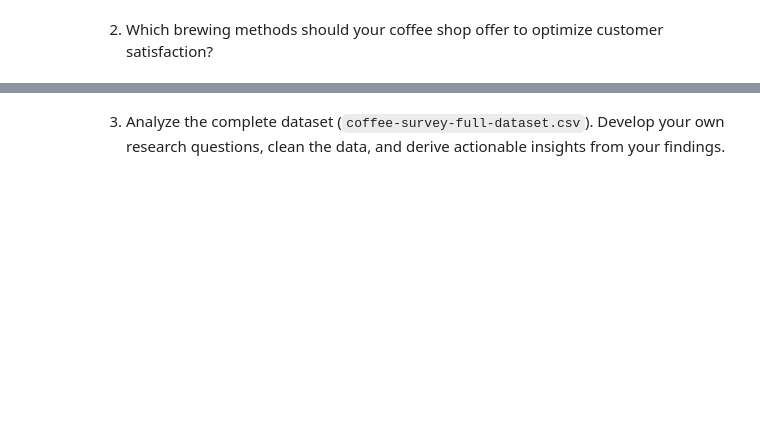
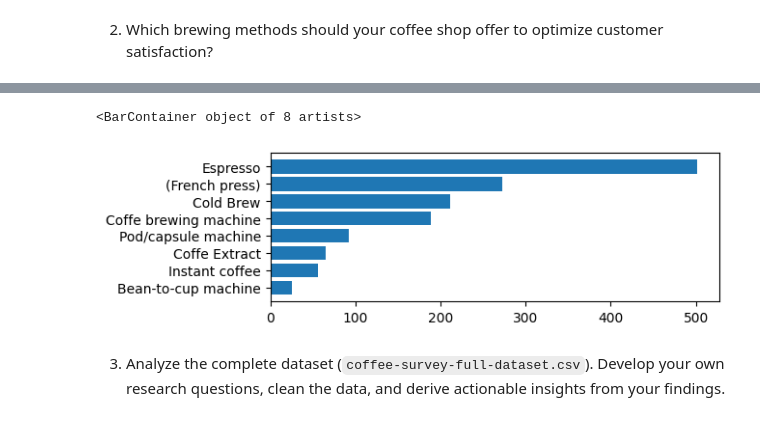
Before and after one commit to teubragaa/Ci-ncia-de-Dados-com-Python---EsCom-, a Jupyter notebook: A plant-Based Coffee Shop/analise_coffe.ipynb, the cells around one changed output, grey strips where cells are left out. Cells and saved outputs as stored; diff of their text form; code cells hidden in the pictures; blank space fills up the shorter version.

Commit message:
Projeto: Plant Based Coffe shop - falta concluir atvd 3

```diff
--- a/A plant-Based Coffee Shop/analise_coffe.ipynb
+++ b/A plant-Based Coffee Shop/analise_coffe.ipynb
@@ -300,2 +346,17 @@ plt.show()
 # %% [markdown]
 2. Which brewing methods should your coffee shop offer to optimize customer satisfaction?
+# %%
+
+brew_columns = [
+    'How do you brew your coffee? (French press)',
+    'How do you brew your coffee? (Espresso)',
+    'How do you brew your coffee? (Coffee brewing machine)',
+    'How do you brew your coffee? (Pod/capsule machine)',
+    'How do you brew your coffee? (Instant coffee)',
+    'How do you brew your coffee? (Bean-to-cup machine)',
+    'How do you brew your coffee? (Cold brew)',
+    'How do you brew your coffee? (Coffee extract)'
+]
+
+brewing = survey[brew_columns]
+brewing
@@ -301,0 +377,13 @@ plt.show()
+# %%
+brew_columns_map = {
+    'How do you brew your coffee? (French press)' : '(French press)',
+    'How do you brew your coffee? (Espresso)': 'Espresso',
+    'How do you brew your coffee? (Coffee brewing machine)' : 'Coffe brewing machine',
+    'How do you brew your coffee? (Pod/capsule machine)' : 'Pod/capsule machine',
+    'How do you brew your coffee? (Instant coffee)' : 'Instant coffee',
+    'How do you brew your coffee? (Bean-to-cup machine)': 'Bean-to-cup machine',
+    'How do you brew your coffee? (Cold brew)' : 'Cold Brew',
+    'How do you brew your coffee? (Coffee extract)' : 'Coffe Extract',
+}
+
+brewing = brewing.rename(columns=brew_columns_map)
@@ -302,2 +403,10 @@ plt.show()
+# %%
+soma_brewing = brewing.sum().sort_values(ascending=True)
+
+plt.figure(figsize=(6,2))
+plt.barh(soma_brewing.index, soma_brewing)
+# %% [output]
+<BarContainer object of 8 artists>
+[figure, added]
 # %% [markdown]
 3. Analyze the complete dataset (`coffee-survey-full-dataset.csv`). Develop your own research questions, clean the data, and derive actionable insights from your findings.
```
Also changed, not shown: parts of 20 cells of this notebook.
